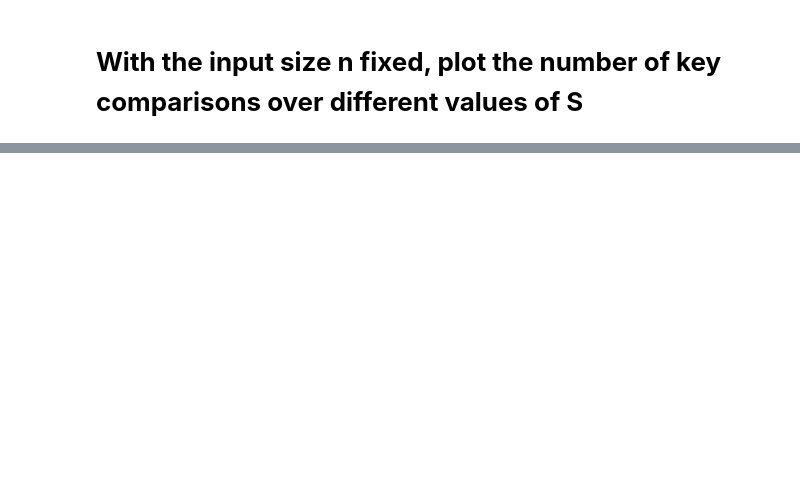
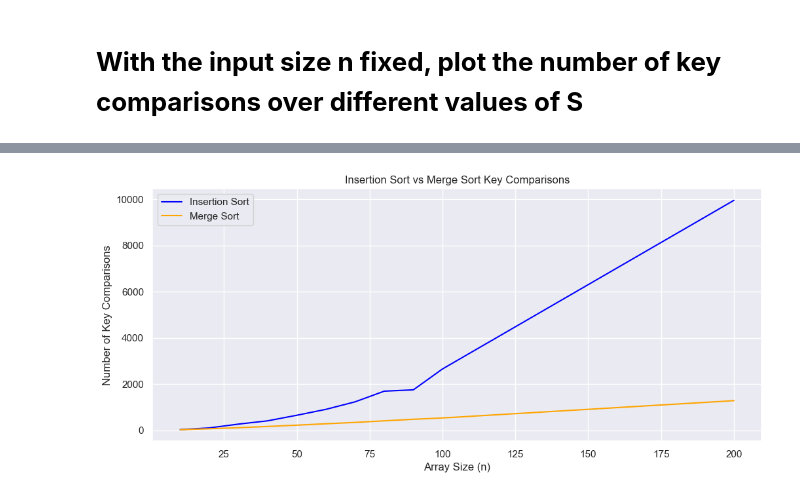
Before and after one commit to RajEstela/Algo-Proj, a Jupyter notebook: SC2001_Proj1.ipynb, the cells around one changed output, grey strips where cells are left out. Saved outputs shown, nothing was run; the diff lists cells and outputs as text; code cells hidden in the pictures; blank space fills up the shorter version.

```diff
--- a/SC2001_Proj1.ipynb
+++ b/SC2001_Proj1.ipynb
@@ -385,0 +510,40 @@ Hybrid Mergesort (S=2): 218002313 comparisons, 48.54 seconds
+# %%
+# Function to run the sorting and track the number of key comparisons
+def track_key_comparisons(sorting_func, array):
+    global comparison_count
+    comparison_count = 0  # Reset comparison count
+    sorting_func(array.copy())  # Use a copy to avoid modifying the original array
+    return comparison_count  # Return the number of key comparisons
+
+# Define array sizes for testing
+sizes = [10, 20, 30,40,50,60,70,80,90,100,200]
+
+# Store the number of key comparisons for each sort
+merge_sort_comparisons = []
+insertion_sort_comparisons = []
+
+# Run the tests for each array size
+for size in sizes:
+    # Generate random data using a data generator function
+    random_array = generate_data(size,size)
+
+    # Track key comparisons for merge sort
+    merge_comparison_count = track_key_comparisons(Merge_Sort_Split_Func, random_array)
+    merge_sort_comparisons.append(merge_comparison_count)
+
+    # Track key comparisons for insertion sort
+    insertion_comparison_count = track_key_comparisons(Insertion_Sort, random_array)
+    insertion_sort_comparisons.append(insertion_comparison_count)
+
+# Plot the results
+plt.figure(figsize=(12, 5))
+plt.plot(sizes, insertion_sort_comparisons, label='Insertion Sort', color='blue')
+plt.plot(sizes, merge_sort_comparisons, label='Merge Sort', color='orange')
+plt.xlabel('Array Size (n)')
+plt.ylabel('Number of Key Comparisons')
+plt.title('Insertion Sort vs Merge Sort Key Comparisons')
+plt.legend()
+plt.grid(True)
+plt.show()
+# %% [output]
+[figure, added]
```
Also changed, not shown: parts of 11 cells of this notebook.
